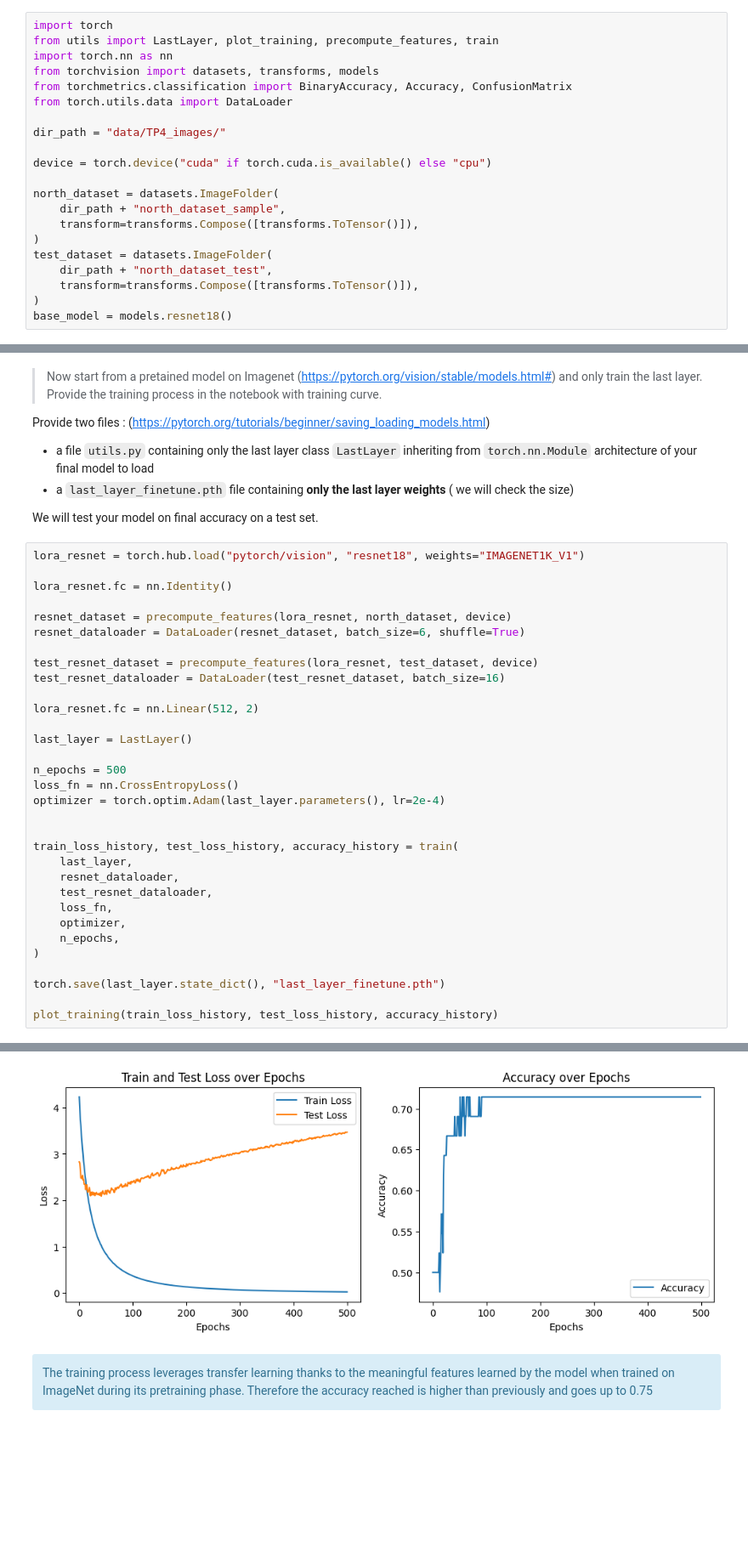
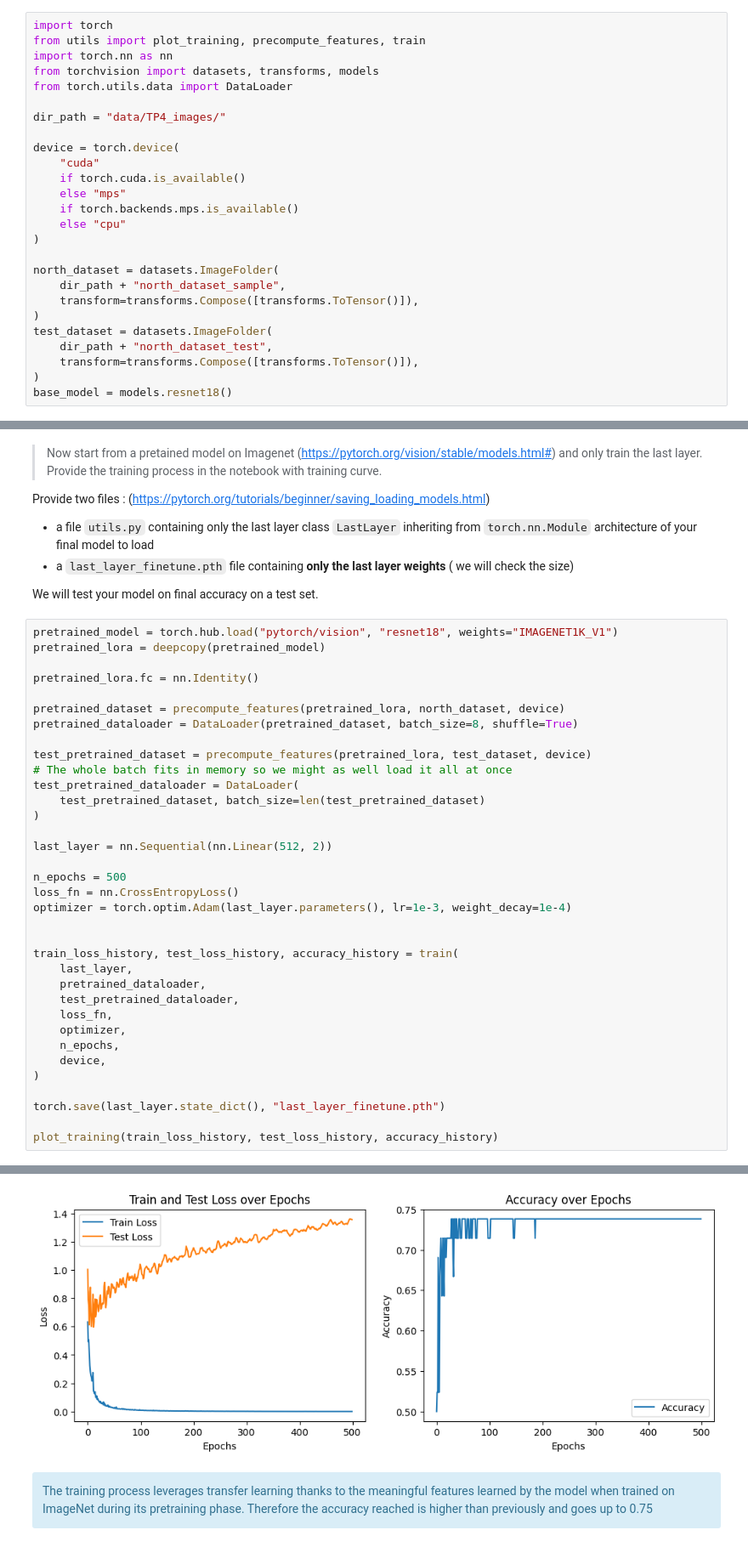
Before and after one commit to matthieuneau/deep-learning-practice, a Jupyter notebook: TP4.ipynb, the cells around one changed output, grey strips where cells are left out. Shown at 85% size. Cells and saved outputs as stored; diff of their text form; blank space fills up the shorter version.

```diff
--- a/TP4.ipynb
+++ b/TP4.ipynb
@@ -55,15 +58,20 @@ if not os.path.exists("data/TP4_images"):
     !cd data/TP4_images && wget -O north_dataset_test.zip  "https://nextcloud.lisn.upsaclay.fr/index.php/s/zntidWrFdYsGMDm/download/north_dataset_test.zip" && unzip north_dataset_test.zip
 # %%
 import torch
-from utils import LastLayer, plot_training, precompute_features, train
+from utils import plot_training, precompute_features, train
 import torch.nn as nn
 from torchvision import datasets, transforms, models
-from torchmetrics.classification import BinaryAccuracy, Accuracy, ConfusionMatrix
 from torch.utils.data import DataLoader
 
 dir_path = "data/TP4_images/"
 
-device = torch.device("cuda" if torch.cuda.is_available() else "cpu")
+device = torch.device(
+    "cuda"
+    if torch.cuda.is_available()
+    else "mps"
+    if torch.backends.mps.is_available()
+    else "cpu"
+)
 
 north_dataset = datasets.ImageFolder(
     dir_path + "north_dataset_sample",
@@ -142,32 +148,35 @@ The accuracy increases until 0.62, which is not outstanding but still better tha
 
  We will test your model on final accuracy on a test set.
 # %%
-lora_resnet = torch.hub.load("pytorch/vision", "resnet18", weights="IMAGENET1K_V1")
+pretrained_model = torch.hub.load("pytorch/vision", "resnet18", weights="IMAGENET1K_V1")
+pretrained_lora = deepcopy(pretrained_model)
 
-lora_resnet.fc = nn.Identity()
+pretrained_lora.fc = nn.Identity()
 
-resnet_dataset = precompute_features(lora_resnet, north_dataset, device)
-resnet_dataloader = DataLoader(resnet_dataset, batch_size=6, shuffle=True)
+pretrained_dataset = precompute_features(pretrained_lora, north_dataset, device)
+pretrained_dataloader = DataLoader(pretrained_dataset, batch_size=8, shuffle=True)
 
-test_resnet_dataset = precompute_features(lora_resnet, test_dataset, device)
-test_resnet_dataloader = DataLoader(test_resnet_dataset, batch_size=16)
+test_pretrained_dataset = precompute_features(pretrained_lora, test_dataset, device)
+# The whole batch fits in memory so we might as well load it all at once
+test_pretrained_dataloader = DataLoader(
+    test_pretrained_dataset, batch_size=len(test_pretrained_dataset)
+)
 
-lora_resnet.fc = nn.Linear(512, 2)
-
-last_layer = LastLayer()
+last_layer = nn.Sequential(nn.Linear(512, 2))
 
 n_epochs = 500
 loss_fn = nn.CrossEntropyLoss()
-optimizer = torch.optim.Adam(last_layer.parameters(), lr=2e-4)
+optimizer = torch.optim.Adam(last_layer.parameters(), lr=1e-3, weight_decay=1e-4)
 
 
 train_loss_history, test_loss_history, accuracy_history = train(
     last_layer,
-    resnet_dataloader,
-    test_resnet_dataloader,
+    pretrained_dataloader,
+    test_pretrained_dataloader,
     loss_fn,
     optimizer,
     n_epochs,
+    device,
 )
 
 torch.save(last_layer.state_dict(), "last_layer_finetune.pth")
@@ -183,4 +192,4 @@ Epoch 401, train loss: 0.0371, test loss: 3.2585, accuracy: 0.7143
-[figure, old version]
+[figure, new version]
 # %% [markdown]
 <div class="alert alert-info">The training process leverages transfer learning thanks to the meaningful features learned by the model when trained on ImageNet during its pretraining phase. Therefore the accuracy reached is higher than previously and goes up to 0.75</div>
 # %% [markdown]
```
Also changed, not shown: parts of 11 cells of this notebook, 46 other files.
